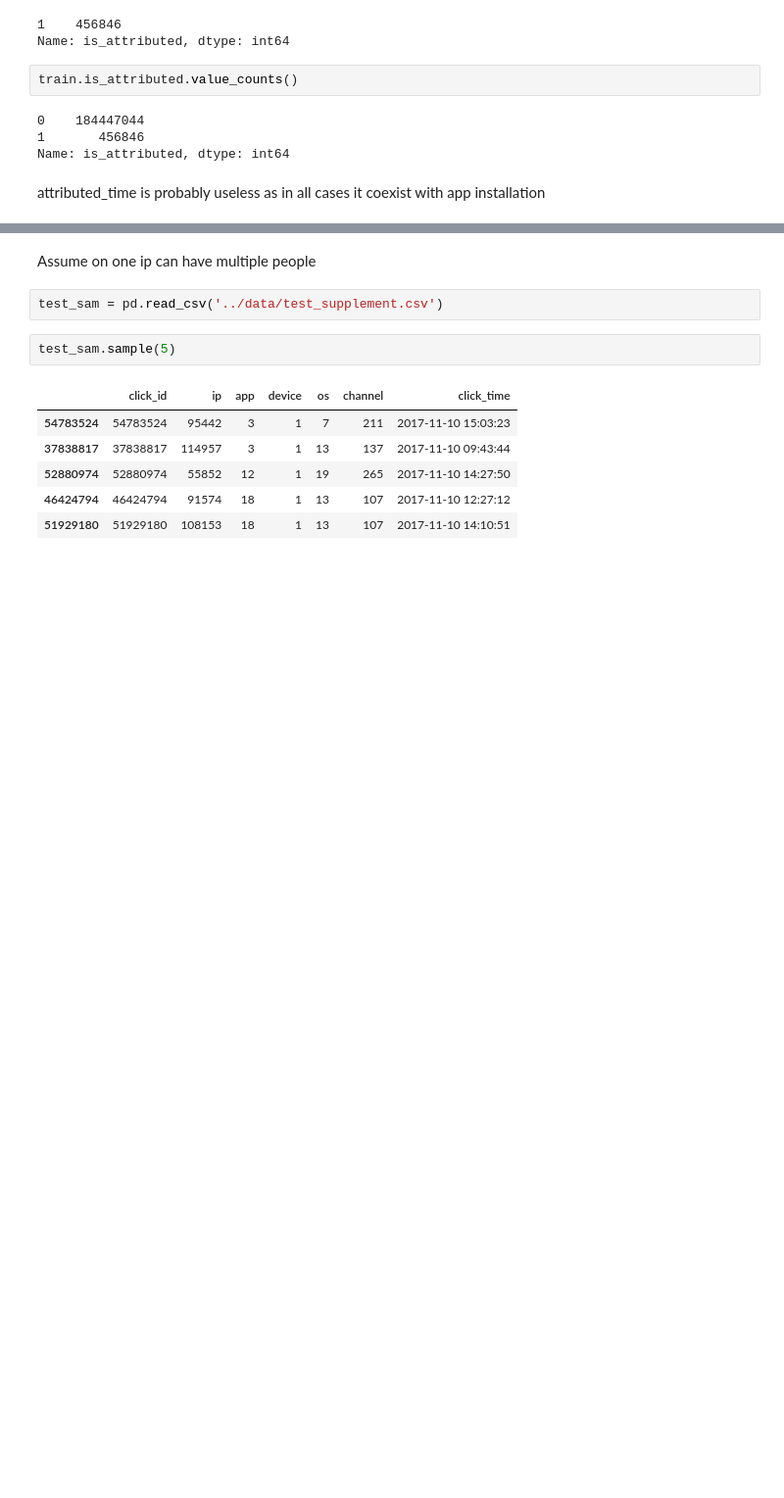
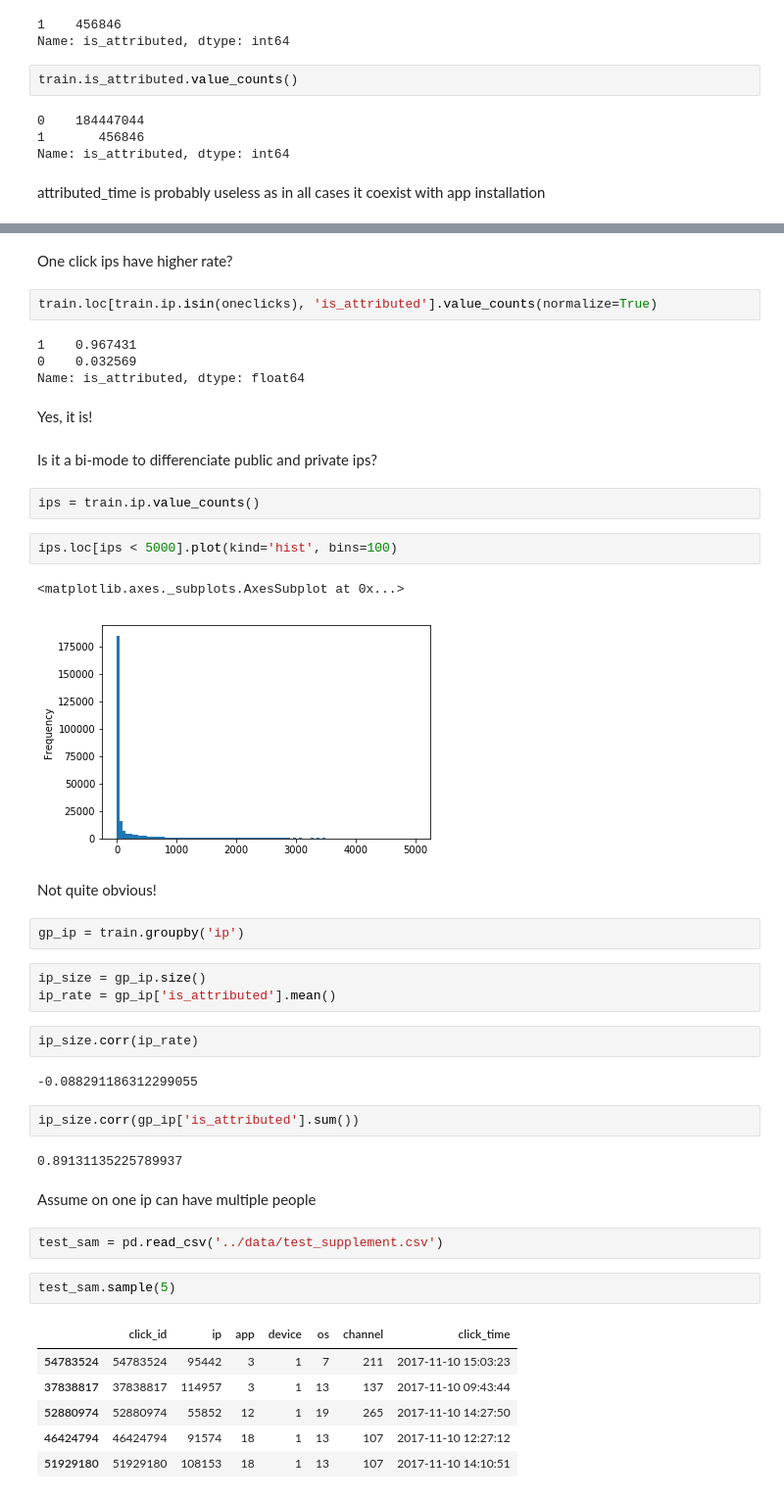
Before and after one commit to emmygold1/kaggle_proj, a Jupyter notebook: talking_data/notebooks/data_exploration.ipynb, the cells around one changed output, grey strips where cells are left out. Shown at 98% size. Drawn from its saved outputs; the diff is of its cells as text; blank space fills up the shorter version.

```diff
--- a/talking_data/notebooks/data_exploration.ipynb
+++ b/talking_data/notebooks/data_exploration.ipynb
@@ -105,3 +234,37 @@ train.loc[train.ip == 83230]
+# %% [markdown]
+One click ips have higher rate?
+# %%
+train.loc[train.ip.isin(oneclicks), 'is_attributed'].value_counts(normalize=True)
+# %% [output]
+1    0.967431
+0    0.032569
+Name: is_attributed, dtype: float64
+# %% [markdown]
+Yes, it is!
+# %% [markdown]
+Is it a bi-mode to differenciate public and private ips?
+# %%
+ips = train.ip.value_counts()
+# %%
+ips.loc[ips < 5000].plot(kind='hist', bins=100)
+# %% [output]
+<matplotlib.axes._subplots.AxesSubplot at 0x...>
+[figure, added]
+# %% [markdown]
+Not quite obvious!
+# %%
+gp_ip = train.groupby('ip')
+# %%
+ip_size = gp_ip.size()
+ip_rate = gp_ip['is_attributed'].mean()
+# %%
+ip_size.corr(ip_rate)
+# %% [output]
+-0.088291186312299055
+# %%
+ip_size.corr(gp_ip['is_attributed'].sum())
+# %% [output]
+0.89131135225789937
 # %% [markdown]
 Assume on one ip can have multiple people
 # %%
```
Also changed, not shown: parts of 16 cells of this notebook, 3 other files.
